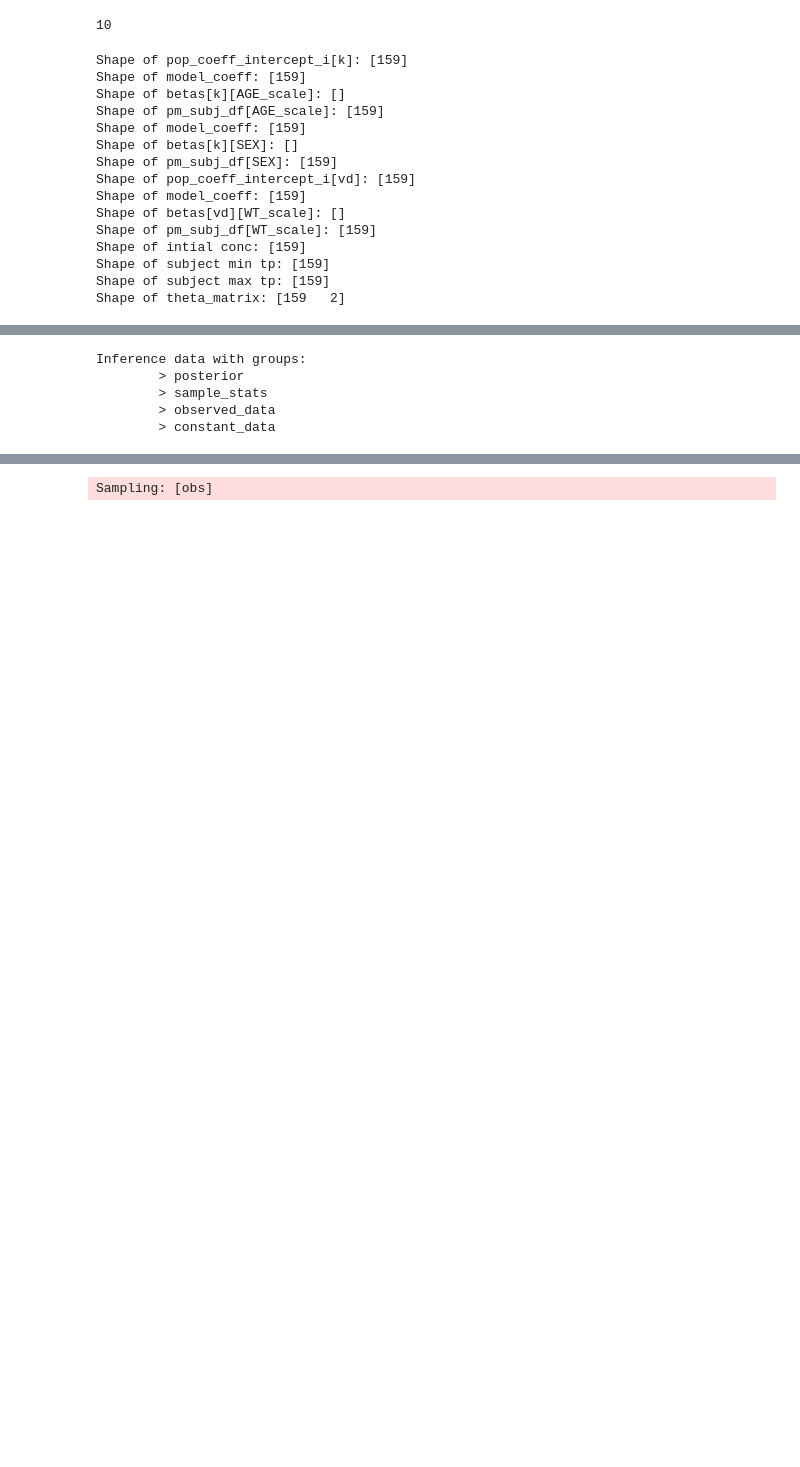
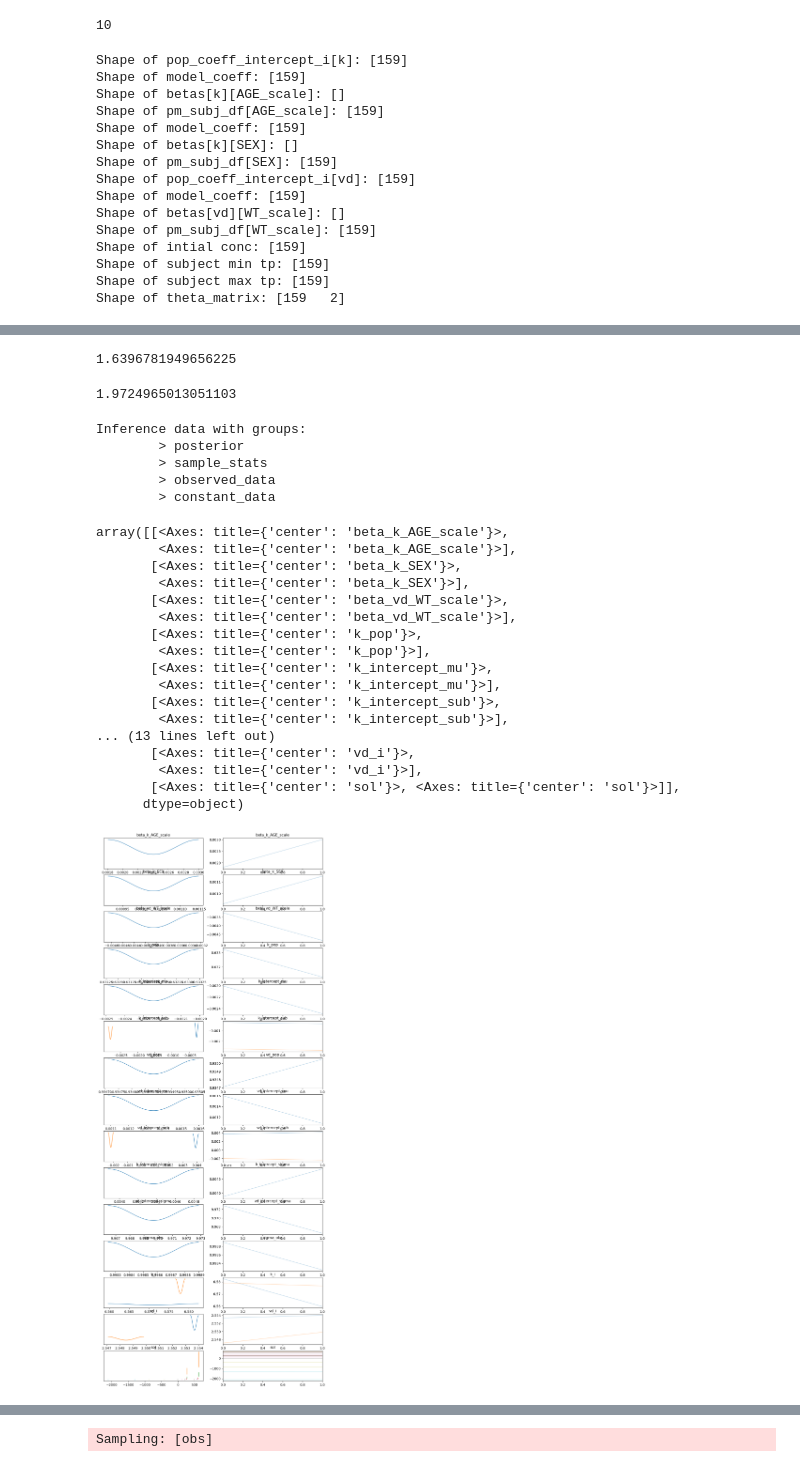
Before and after one commit to kelleyjbrady/NiceODE, a Jupyter notebook: t_0atDV_max_ode_solver_pymc.ipynb, the cells around one changed output, grey strips where cells are left out. Drawn from its saved outputs; the diff is of its cells as text; code cells hidden in the pictures; blank space fills up the shorter version.

```diff
--- a/t_0atDV_max_ode_solver_pymc.ipynb
+++ b/t_0atDV_max_ode_solver_pymc.ipynb
@@ -287,7 +275,7 @@ JaxOdeintOp [id A] <Matrix(float64, shape=(?, ?))>
 vars_list = list(model.values_to_rvs.keys())[:-1]
 
 sampler = "DEMetropolisZ"
-tune = draws = 2000
+tune = draws = 5000
 with model:
-    trace_DEMZ = pm.sample(step=[pm.DEMetropolisZ(vars_list)], tune=tune, draws=draws, chains = 4, cores = 4)
+    trace_DEMZ = pm.sample(step=[pm.DEMetropolisZ(vars_list)], tune=tune, draws=draws, chains = 2, cores = 1)
 # %% [output]
@@ -299,3 +307,11 @@ Error:
+# %%
+np.exp(.4945)
+# %% [output]
+1.6396781949656225
+# %%
+np.exp(.6793)
+# %% [output]
+1.9724965013051103
 # %%
 trace_DEMZ
 # %% [output]
@@ -304,3 +320,25 @@ Inference data with groups:
         > sample_stats
         > observed_data
         > constant_data
+# %%
+import arviz as az
+az.plot_trace(trace_DEMZ)
+# %% [output]
+array([[<Axes: title={'center': 'beta_k_AGE_scale'}>,
+        <Axes: title={'center': 'beta_k_AGE_scale'}>],
+       [<Axes: title={'center': 'beta_k_SEX'}>,
+        <Axes: title={'center': 'beta_k_SEX'}>],
+       [<Axes: title={'center': 'beta_vd_WT_scale'}>,
+        <Axes: title={'center': 'beta_vd_WT_scale'}>],
+       [<Axes: title={'center': 'k_pop'}>,
+        <Axes: title={'center': 'k_pop'}>],
+       [<Axes: title={'center': 'k_intercept_mu'}>,
+        <Axes: title={'center': 'k_intercept_mu'}>],
+       [<Axes: title={'center': 'k_intercept_sub'}>,
+        <Axes: title={'center': 'k_intercept_sub'}>],
+... (13 lines left out)
+       [<Axes: title={'center': 'vd_i'}>,
+        <Axes: title={'center': 'vd_i'}>],
+       [<Axes: title={'center': 'sol'}>, <Axes: title={'center': 'sol'}>]],
+      dtype=object)
+[figure, added]
```
Also changed, not shown: parts of 10 cells of this notebook, 1 other file.
